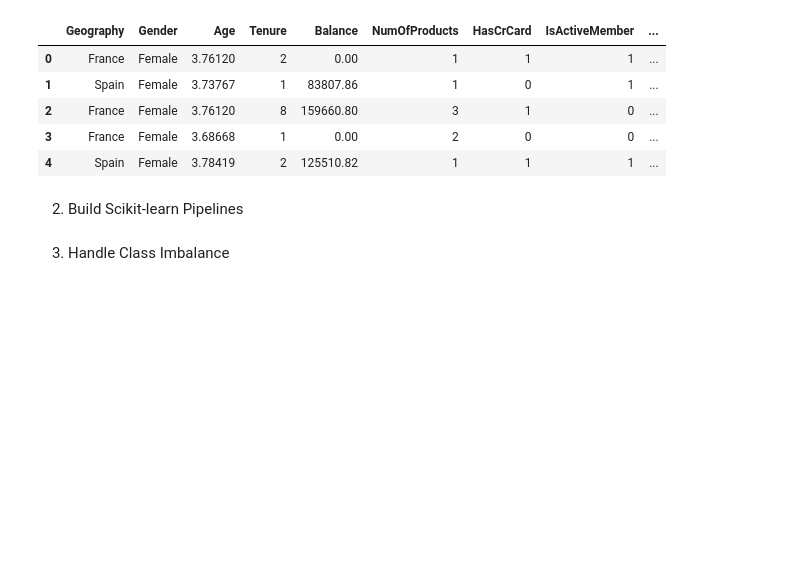
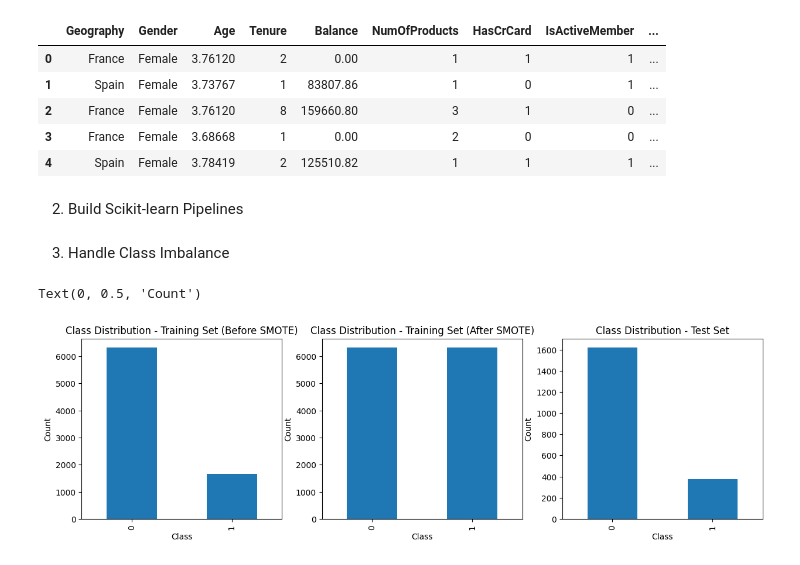
Before and after one commit to NethmikaKekuu/ML-Base-Pipeline, a Jupyter notebook: 0_data_preparation.ipynb, the cells around one changed output. Cells and saved outputs as stored; diff of their text form; code cells hidden in the pictures; blank space fills up the shorter version.

Commit message:
Added plots for imbalanced handled data

```diff
--- a/0_data_preparation.ipynb
+++ b/0_data_preparation.ipynb
@@ -103,3 +103,29 @@ X_train, X_test, Y_train, Y_test = train_test_split(
 # %%
 smote = SMOTE(random_state=42)
 X_train_resampled, Y_train_resampled = smote.fit_resample(X_train, Y_train)
+# %%
+plt.figure(figsize=(15,4))
+
+# Before SMOTE
+plt.subplot(131)
+Y_train.value_counts().plot(kind='bar')
+plt.title('Class Distribution - Training Set (Before SMOTE)')
+plt.xlabel('Class')
+plt.ylabel('Count')
+
+# After SMOTE
+plt.subplot(132)
+Y_train_resampled.value_counts().plot(kind='bar')
+plt.title('Class Distribution - Training Set (After SMOTE)')
+plt.xlabel('Class')
+plt.ylabel('Count')
+
+# Test Set
+plt.subplot(133)
+Y_test.value_counts().plot(kind='bar')
+plt.title('Class Distribution - Test Set')
+plt.xlabel('Class')
+plt.ylabel('Count')
+# %% [output]
+Text(0, 0.5, 'Count')
+[figure, added]
```
